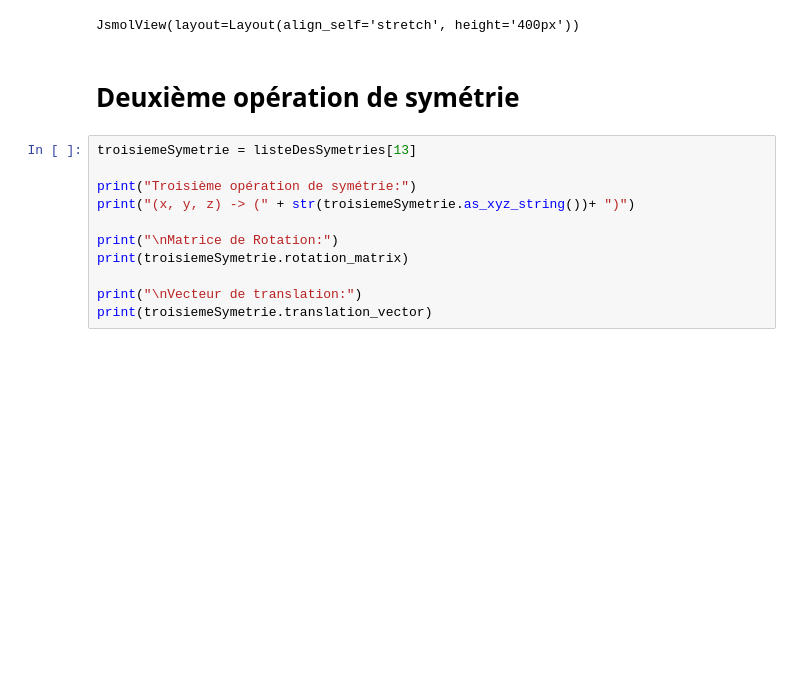
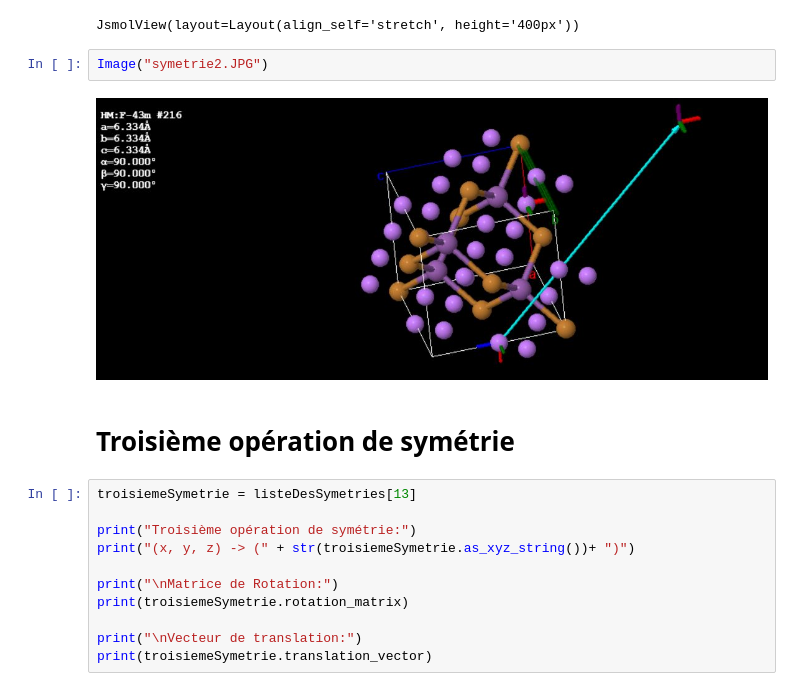
Before and after one commit to ndejaegher/lmapr1492, a Jupyter notebook: symmetry.ipynb, the cells around one changed output. Saved outputs shown, nothing was run; the diff lists cells and outputs as text; blank space fills up the shorter version.

```diff
--- a/symmetry.ipynb
+++ b/symmetry.ipynb
@@ -139,8 +143,12 @@ display(view)
 view.script('draw symop 10 {atomno = 9}')
 # %% [output]
 JsmolView(layout=Layout(align_self='stretch', height='400px'))
+# %%
+Image("symetrie2.JPG")
+# %% [output]
+[figure, added]
 # %% [markdown]
-# Deuxième opération de symétrie
+# Troisième opération de symétrie
 # %%
 troisiemeSymetrie = listeDesSymetries[13]
 
```
Also changed, not shown: parts of 2 cells of this notebook.
